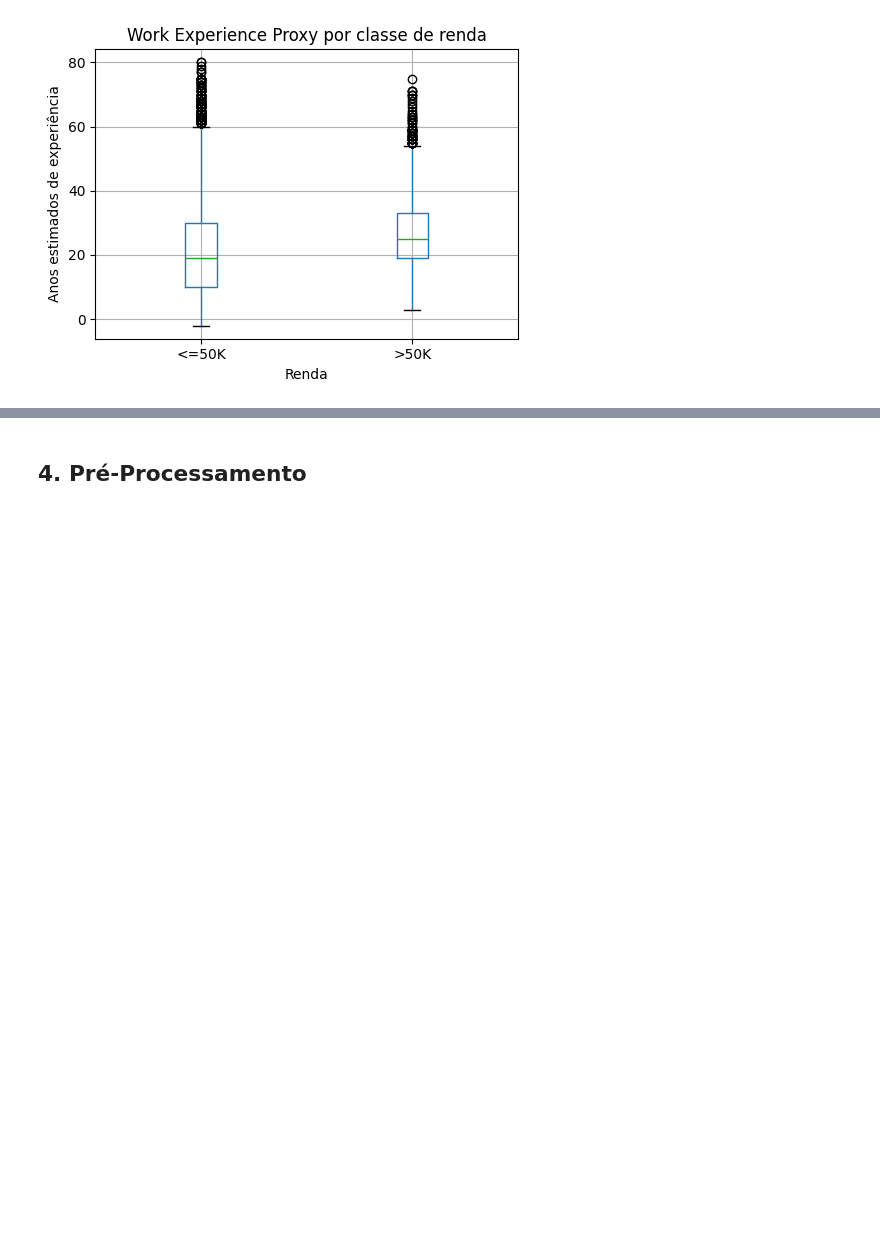
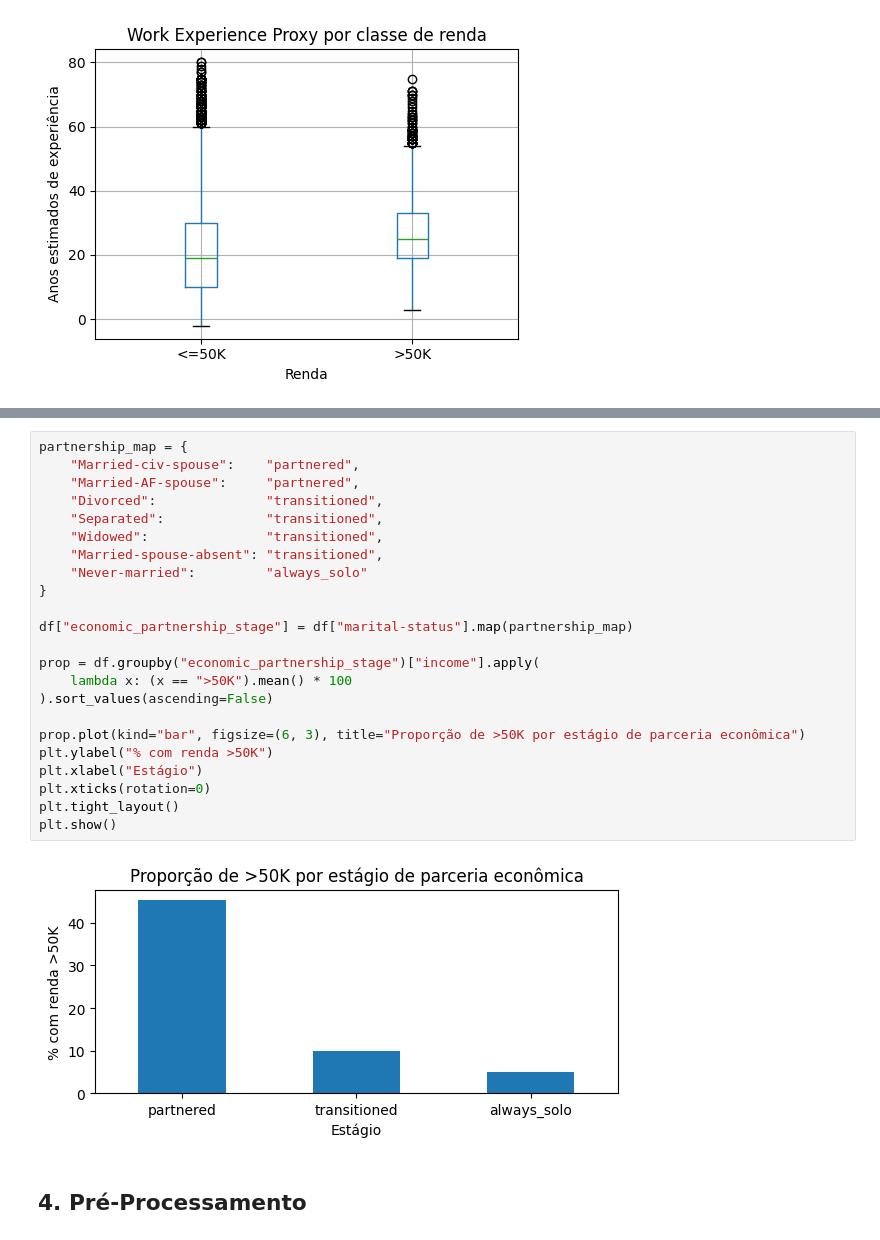
Before and after one commit to iranhonorato/APS-Machine-Learning, a Jupyter notebook: src/aps2_classificacao.ipynb, the cells around one changed output, grey strips where cells are left out. Saved outputs shown, nothing was run; the diff lists cells and outputs as text; blank space fills up the shorter version.

```diff
--- a/src/aps2_classificacao.ipynb
+++ b/src/aps2_classificacao.ipynb
@@ -274,3 +292,28 @@ plt.show()
+# %%
+partnership_map = {
+    "Married-civ-spouse":    "partnered",
+    "Married-AF-spouse":     "partnered",
+    "Divorced":              "transitioned",
+    "Separated":             "transitioned",
+    "Widowed":               "transitioned",
+    "Married-spouse-absent": "transitioned",
+    "Never-married":         "always_solo"
+}
+
+df["economic_partnership_stage"] = df["marital-status"].map(partnership_map)
+
+prop = df.groupby("economic_partnership_stage")["income"].apply(
+    lambda x: (x == ">50K").mean() * 100
+).sort_values(ascending=False)
+
+prop.plot(kind="bar", figsize=(6, 3), title="Proporção de >50K por estágio de parceria econômica")
+plt.ylabel("% com renda >50K")
+plt.xlabel("Estágio")
+plt.xticks(rotation=0)
+plt.tight_layout()
+plt.show()
+# %% [output]
+[figure, added]
 # %% [markdown]
 ## 4. Pré-Processamento
 # %%
```
Also changed, not shown: parts of 70 cells of this notebook.
